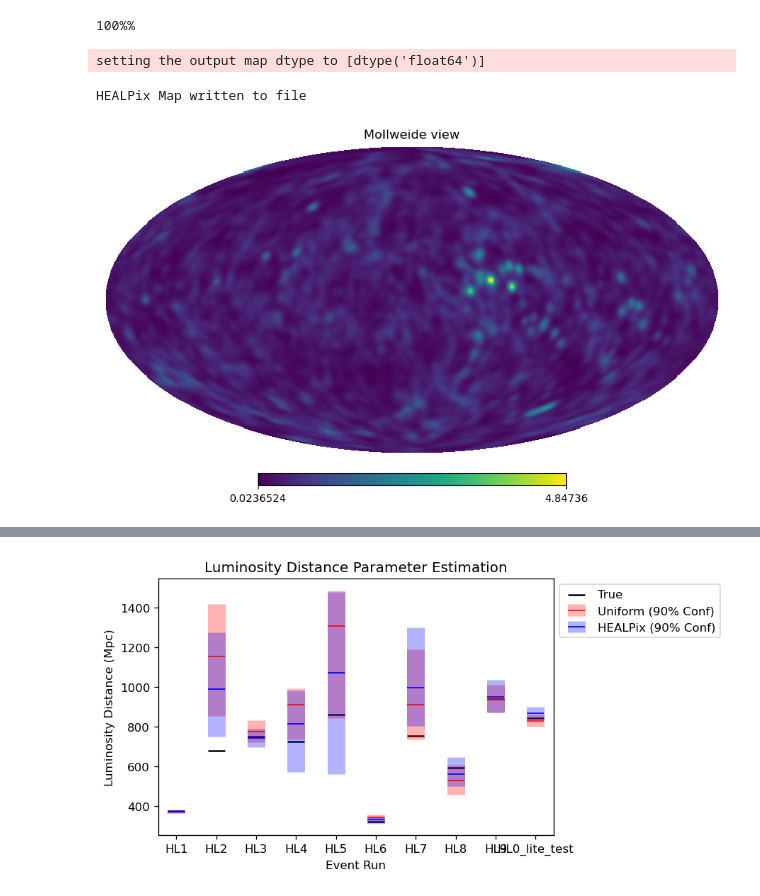
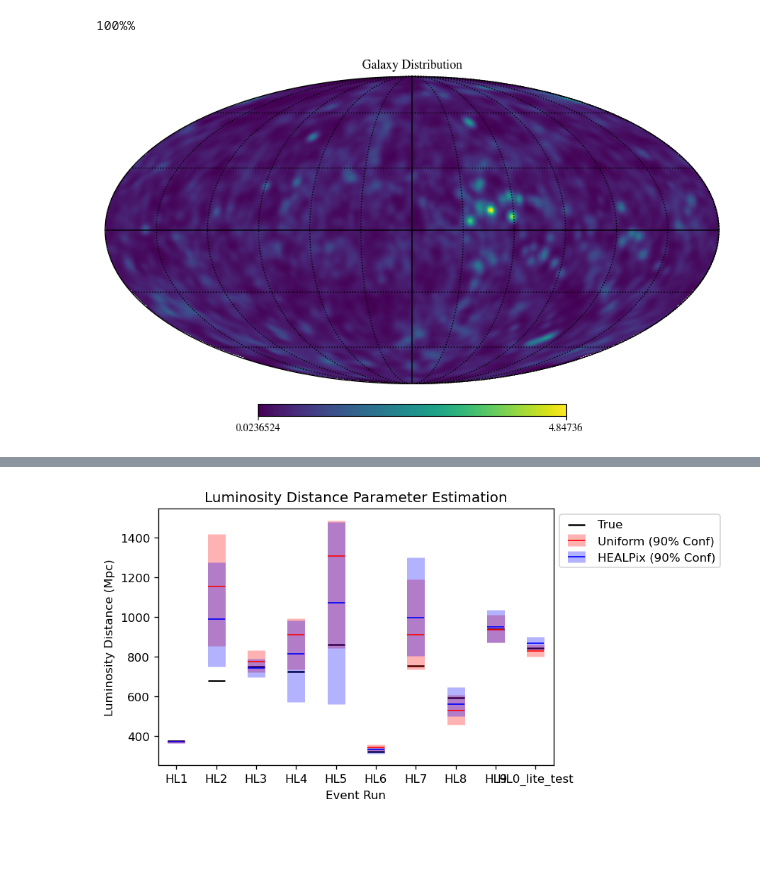
Before and after one commit to SSantosLab/skymap-inference, a Jupyter notebook: injection_simulation/initialize.ipynb, the cells around one changed output, grey strips where cells are left out. Drawn from its saved outputs; the diff is of its cells as text; code cells hidden in the pictures; blank space fills up the shorter version.

```diff
--- a/injection_simulation/initialize.ipynb
+++ b/injection_simulation/initialize.ipynb
@@ -1,10 +1,11 @@
 # %%
-from astropy.table import Table
+from astropy.io import fits
 import astropy.cosmology as cosmo
+import matplotlib
 import matplotlib.pyplot as plt
 import bilby
 import numpy as np
 import healpy as hp
 import pandas as pd
+matplotlib.rcParams['mathtext.fontset'] = 'stix'
+matplotlib.rcParams['font.family'] = 'STIXGeneral'
-# %%
-catalog = Table.read('data/catalog_fullsky_zsm1.fits.gz').to_pandas()
@@ -16,7 +12,11 @@ WARNING: UnitsWarning: 'dimless' did not parse as fits unit: At col 0, Unit 'dim
 # %%
-ra = catalog['RA'].values
-dec = catalog['DEC'].values
-z = catalog['REDSHIFT'].values
+with fits.open('data/catalog_fullsky_zsm1.fits.gz') as hdul:
+    hdul.verify('fix')
+    catalog = hdul[1].data
+
+ra = catalog['RA']
+dec = catalog['DEC']
+z = catalog['REDSHIFT']
 
 mask = (z<0.08) & (ra>0) & (ra<360) & (np.abs(dec)<90)
 # z=0.08 -> dl=365Mpc
@@ -33,25 +33,24 @@ dl = bilby.gw.conversion.redshift_to_luminosity_distance(z)
 # %%
 NSIDE = 2**10
 NPIX = hp.nside2npix(NSIDE)
 hp_map = np.zeros(NPIX)
 
 size = 0.03
 
 for i in range(len(z)):
     hp_map[hp.pixelfunc.ang2pix(NSIDE, 0.5 * np.pi - dec[i], ra[i])] += 1e7*dl[i]**(-2)
     if not i % 100:
         print("\r{}".format(np.round(100*(i+1)/len(z), 1)), end="%")
 
 print("\r100%")
 
 hp_map = hp.sphtfunc.smoothing(hp_map, sigma=size)
 
-hp.fitsfunc.write_map('data/catalog_skymap.fits', hp_map, overwrite=True)
-print("HEALPix Map written to file")
+#hp.fitsfunc.write_map('data/catalog_skymap.fits', hp_map, overwrite=True)
+#print("HEALPix Map written to file")
 
-hp.mollview(hp_map)
+hp.mollview(hp_map, title="Galaxy Distribution")
+hp.graticule()
 # %% [output]
 100%%
-setting the output map dtype to [dtype('float64')]
-HEALPix Map written to file
-[figure, old version]
+[figure, new version]
```
Also changed, not shown: parts of 2 cells of this notebook, 7 other files.
